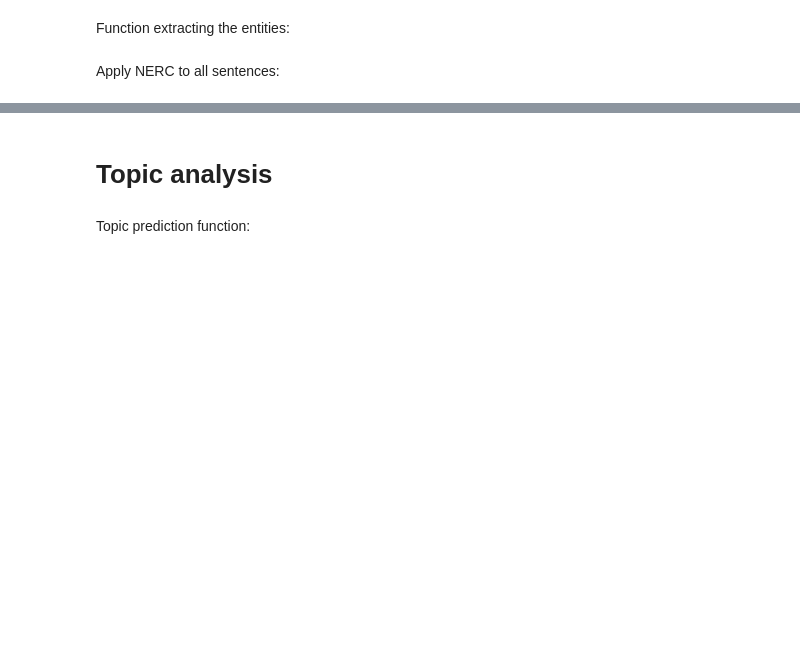
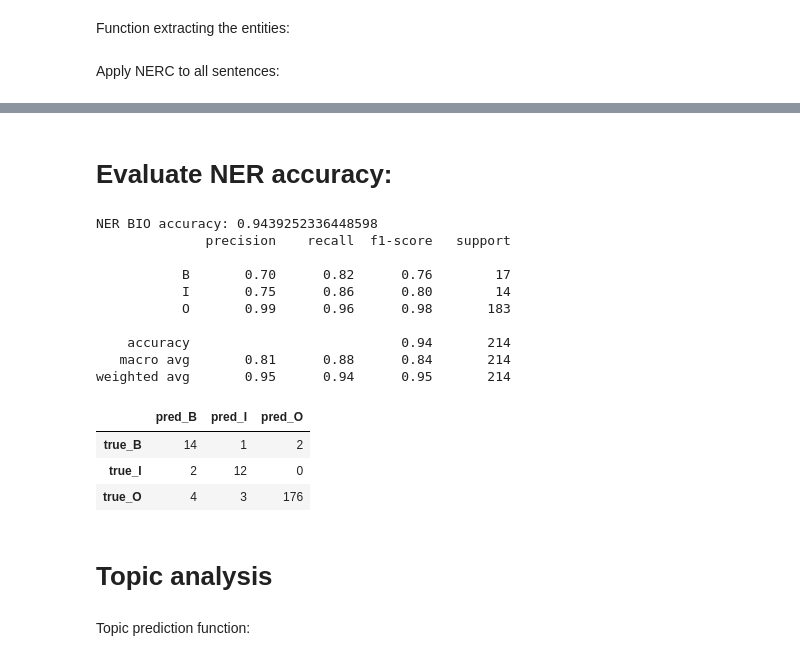
Before and after one commit to toni-23-b/TextMining2026, a Jupyter notebook: sentiment.ipynb, the cells around one changed output, grey strips where cells are left out. Drawn from its saved outputs; the diff is of its cells as text; code cells hidden in the pictures; blank space fills up the shorter version.

```diff
--- a/sentiment.ipynb
+++ b/sentiment.ipynb
@@ -243,3 +300,55 @@ sentences_with_entities[["review_id", "sentence_id", "sentence", "entities_displ
+# %% [markdown]
+# Evaluate NER accuracy:
+# %%
+from sklearn.metrics import accuracy_score, classification_report, confusion_matrix
+
+gold_ner = pd.read_csv("test_sets/NER-test.tsv", sep="\t")
+
+test_ner_eval = gold_ner.merge(
+    test_ner_df,  # use your existing variable directly
+    on=["sentence id", "token id", "token"],
+    how="left",
+    suffixes=("_gold", "_pred")
+)
+
+test_ner_eval["BIO NER tag_pred"] = test_ner_eval["BIO NER tag_pred"].fillna("O")
+
+def to_bio_only(tag):
+    if isinstance(tag, str):
+        if tag.startswith("B-"):
+            return "B"
+        if tag.startswith("I-"):
+            return "I"
+    return "O"
+
+test_ner_eval["bio_gold"] = test_ner_eval["BIO NER tag_gold"].apply(to_bio_only)
+test_ner_eval["bio_pred"] = test_ner_eval["BIO NER tag_pred"].apply(to_bio_only)
+
+print("NER BIO accuracy:", accuracy_score(test_ner_eval["bio_gold"], test_ner_eval["bio_pred"]))
+print(classification_report(test_ner_eval["bio_gold"], test_ner_eval["bio_pred"]))
+
+labels = ["B", "I", "O"]
+ner_confusion_matrix = pd.DataFrame(
+    confusion_matrix(test_ner_eval["bio_gold"], test_ner_eval["bio_pred"], labels=labels),
+    index=[f"true_{l}" for l in labels],
+    columns=[f"pred_{l}" for l in labels]
+)
+ner_confusion_matrix
+# %% [output]
+NER BIO accuracy: 0.9439252336448598
+              precision    recall  f1-score   support
+
+           B       0.70      0.82      0.76        17
+           I       0.75      0.86      0.80        14
+           O       0.99      0.96      0.98       183
+
+    accuracy                           0.94       214
+   macro avg       0.81      0.88      0.84       214
+weighted avg       0.95      0.94      0.95       214
+|  | pred_B | pred_I | pred_O |
+| true_B | 14 | 1 | 2 |
+| true_I | 2 | 12 | 0 |
+| true_O | 4 | 3 | 176 |
 # %%
 import numpy as np
 from sklearn.feature_extraction.text import TfidfVectorizer
```
Also changed, not shown: parts of 14 cells of this notebook, 2 other files.
